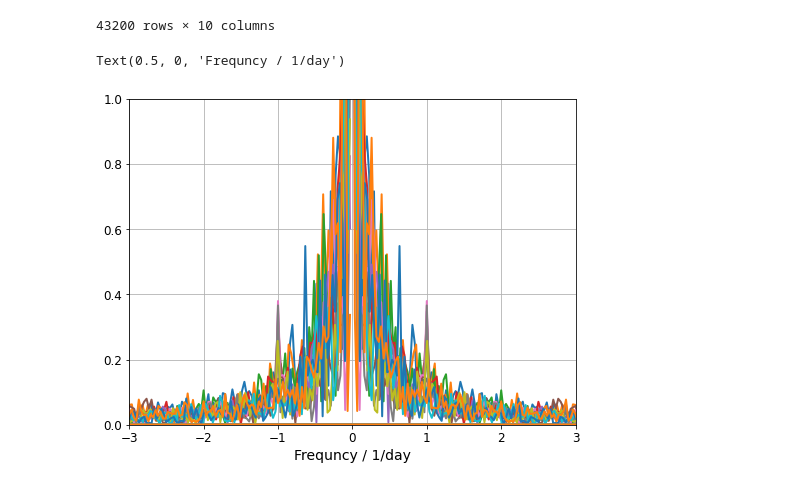
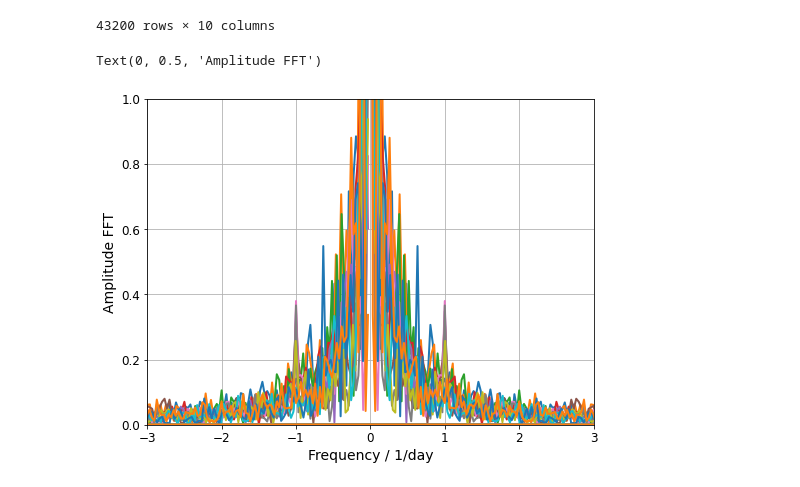
Before and after one commit to LeoausderDose/Praktikum_AWI, a Jupyter notebook: Spitzbergen/data_import_spitzbergen.ipynb, the cells around one changed output. Cells and saved outputs as stored; diff of their text form; code cells hidden in the pictures.

```diff
--- a/Spitzbergen/data_import_spitzbergen.ipynb
+++ b/Spitzbergen/data_import_spitzbergen.ipynb
@@ -102,24 +102,24 @@ Zahlen der NaN-Einträge: 0
 # %%
 tagesgang_grad = []
 
 for i in range(0,12):
     data = dataframes[i]['T2 [°C] (average, Thermometer)'] #- np.mean(dataframes[i]['T2 [°C] (average, Thermometer)'])
 
     fft = np.fft.fft(data)
     t = np.arange(len(data))
     freq = np.fft.fftfreq(t.shape[-1], d = 1/(60*24))
     #print(len(data))
     amplitude = 1/ len(data) * np.abs(fft)
     temp_index = np.where(freq == find_nearest(freq, 1))
     tagesgang_grad.append(amplitude[temp_index])
 
     plt.plot(freq, amplitude)
     # # print(NaNEntries)
     plt.xlim(-3,3)
     plt.ylim(0,1)
 
 plt.xlabel('Frequency / 1/day')
-plt.ylabel()
+plt.ylabel('Amplitude FFT')
 # %% [output]
-Text(0.5, 0, 'Frequncy / 1/day')
+Text(0, 0.5, 'Amplitude FFT')
-[figure, old version]
+[figure, new version]
```
Also changed, not shown: parts of 3 cells of this notebook, 2 other files.
